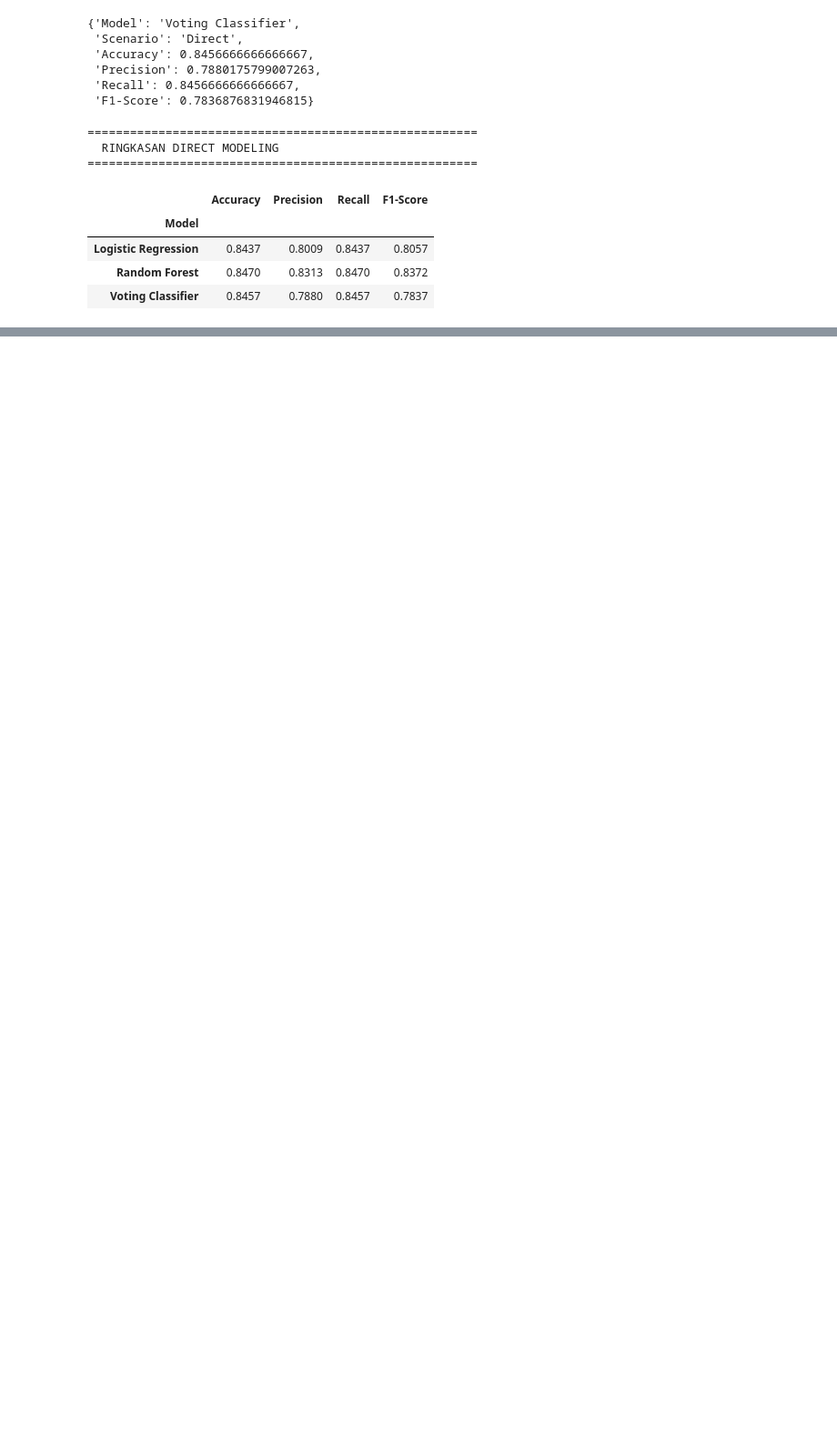
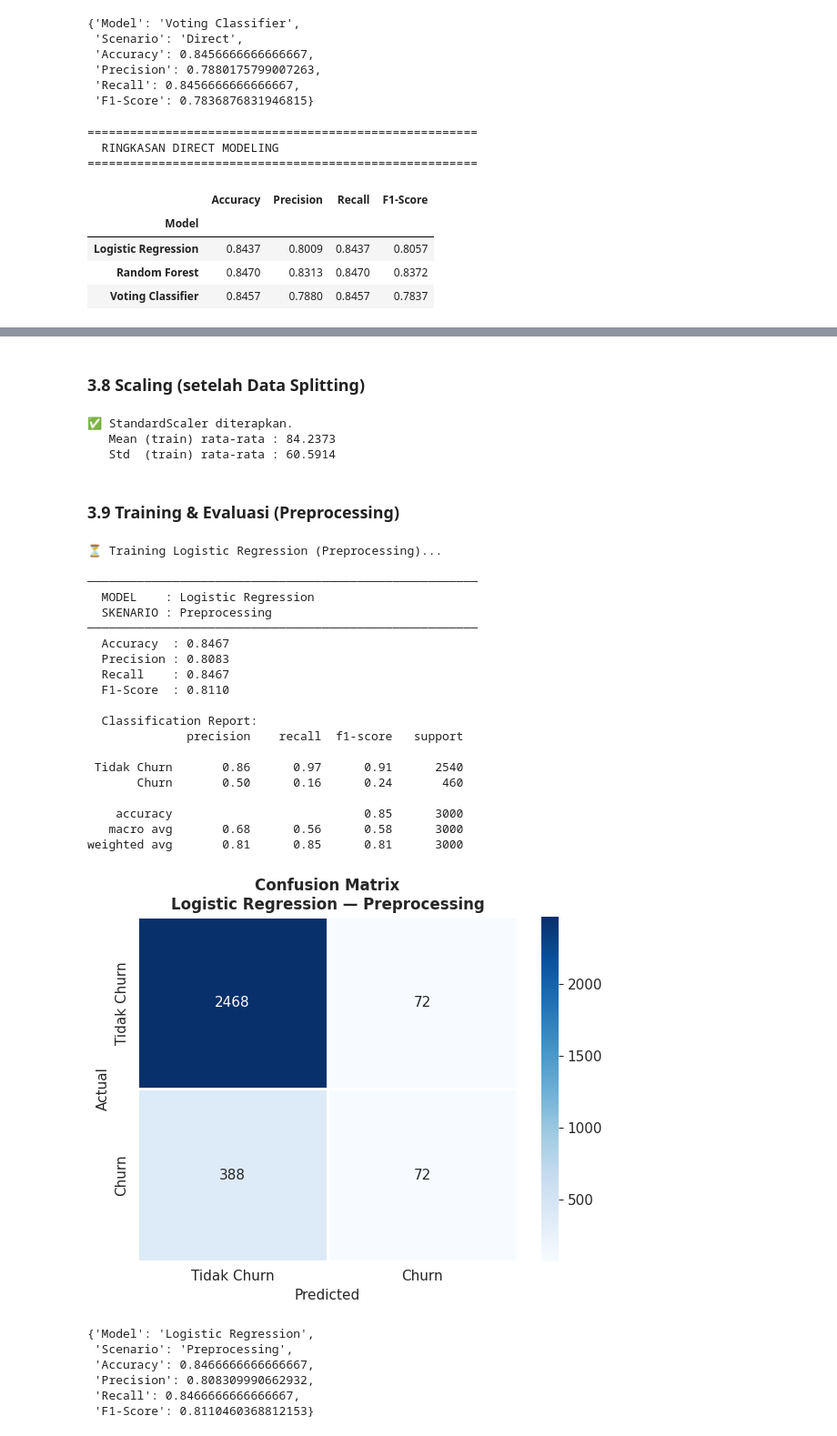
Before and after one commit to GabriellaJovanka/churn-customer--prediction, a Jupyter notebook: ChurnPredict_Draft.ipynb, the cells around one changed output, grey strips where cells are left out. Shown at 91% size. Cells and saved outputs as stored; diff of their text form; code cells hidden in the pictures; blank space fills up the shorter version.

Commit message:
Progres III - Modeling with Preprocessing

```diff
--- a/ChurnPredict_Draft.ipynb
+++ b/ChurnPredict_Draft.ipynb
@@ -521,0 +670,14 @@ display(df_direct_results.set_index('Model').drop(columns='Scenario')
+# %%
+# Label Encoding untuk Fitur Kategorikal
+cat_enc_cols = df_prep.select_dtypes(include=['object']).columns.tolist()
+print(f"Kolom kategorikal yang akan di-encode: {cat_enc_cols}\n")
+
+le_encoders = {}
+for col in cat_enc_cols:
+    le = LabelEncoder()
+    df_prep[col] = le.fit_transform(df_prep[col].astype(str))
+    le_encoders[col] = le
+    print(f"  ✅ '{col}' — kelas: {list(le.classes_)[:5]}{'...' if len(le.classes_)>5 else ''}")
+
+print(f"\nShape setelah encoding: {df_prep.shape}")
+display(df_prep.head(3))
@@ -521,0 +701,15 @@ display(df_direct_results.set_index('Model').drop(columns='Scenario')
+# %%
+# X dan y
+X_prep = df_prep.drop(columns=['churn'])
+y_prep = df_prep['churn']
+
+print(f"Shape X: {X_prep.shape}  |  Shape y: {y_prep.shape}")
+print(f"Distribusi y: {dict(y_prep.value_counts())}")
+
+# Train–Test Split (proporsi sama: 80:20)
+X_tr_p, X_te_p, y_tr_p, y_te_p = train_test_split(
+    X_prep, y_prep,
+    test_size=TEST_SIZE, random_state=SEED, stratify=y_prep
+)
+print(f"\nData Latih : {X_tr_p.shape[0]:,} samples")
+print(f"Data Uji   : {X_te_p.shape[0]:,} samples")
@@ -521,0 +722,51 @@ display(df_direct_results.set_index('Model').drop(columns='Scenario')
+# %% [markdown]
+### 3.8 Scaling (setelah Data Splitting)
+# %%
+# StandardScaler — fit pada train, transform keduanya
+scaler = StandardScaler()
+X_tr_p_sc = scaler.fit_transform(X_tr_p)   # fit HANYA pada train
+X_te_p_sc  = scaler.transform(X_te_p)      # transform test tanpa re-fit
+
+print("✅ StandardScaler diterapkan.")
+print(f"   Mean (train) rata-rata : {scaler.mean_.mean():.4f}")
+print(f"   Std  (train) rata-rata : {scaler.scale_.mean():.4f}")
+# %% [output]
+✅ StandardScaler diterapkan.
+   Mean (train) rata-rata : 84.2373
+   Std  (train) rata-rata : 60.5914
+# %% [markdown]
+### 3.9 Training & Evaluasi (Preprocessing)
+# %%
+# Model 1: Logistic Regression + Preprocessing
+print("⏳ Training Logistic Regression (Preprocessing)...")
+lr_p = LogisticRegression(max_iter=1000, random_state=SEED)
+lr_p.fit(X_tr_p_sc, y_tr_p)
+evaluate_model(lr_p, X_te_p_sc, y_te_p, "Logistic Regression", "Preprocessing")
+# %% [output]
+⏳ Training Logistic Regression (Preprocessing)...
+
+───────────────────────────────────────────────────────
+  MODEL    : Logistic Regression
+  SKENARIO : Preprocessing
+───────────────────────────────────────────────────────
+  Accuracy  : 0.8467
+  Precision : 0.8083
+  Recall    : 0.8467
+  F1-Score  : 0.8110
+
+  Classification Report:
+              precision    recall  f1-score   support
+
+ Tidak Churn       0.86      0.97      0.91      2540
+       Churn       0.50      0.16      0.24       460
+
+    accuracy                           0.85      3000
+   macro avg       0.68      0.56      0.58      3000
+weighted avg       0.81      0.85      0.81      3000
+[figure, added]
+{'Model': 'Logistic Regression',
+ 'Scenario': 'Preprocessing',
+ 'Accuracy': 0.8466666666666667,
+ 'Precision': 0.808309990662932,
+ 'Recall': 0.8466666666666667,
+ 'F1-Score': 0.8110460368812153}
```
Also changed, not shown: parts of 17 cells of this notebook.
